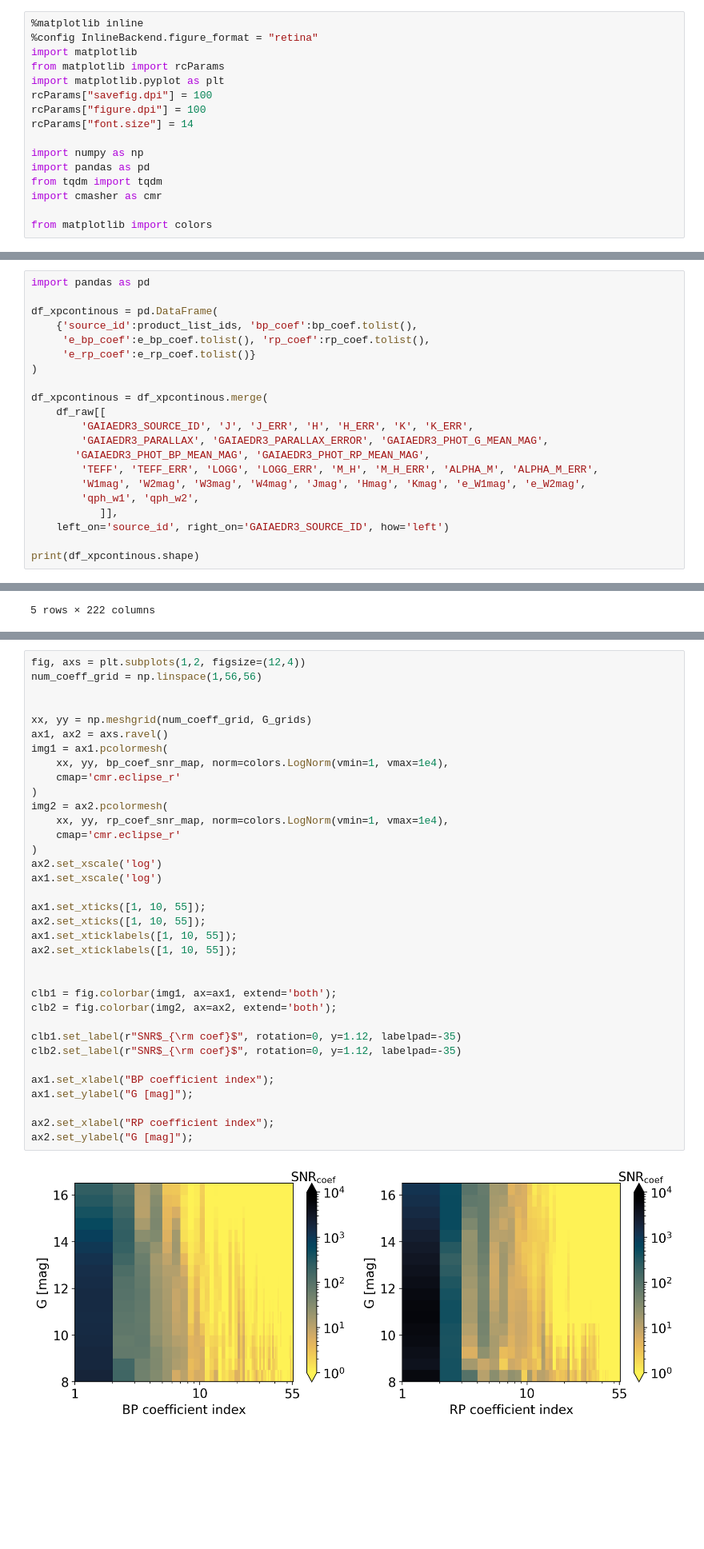
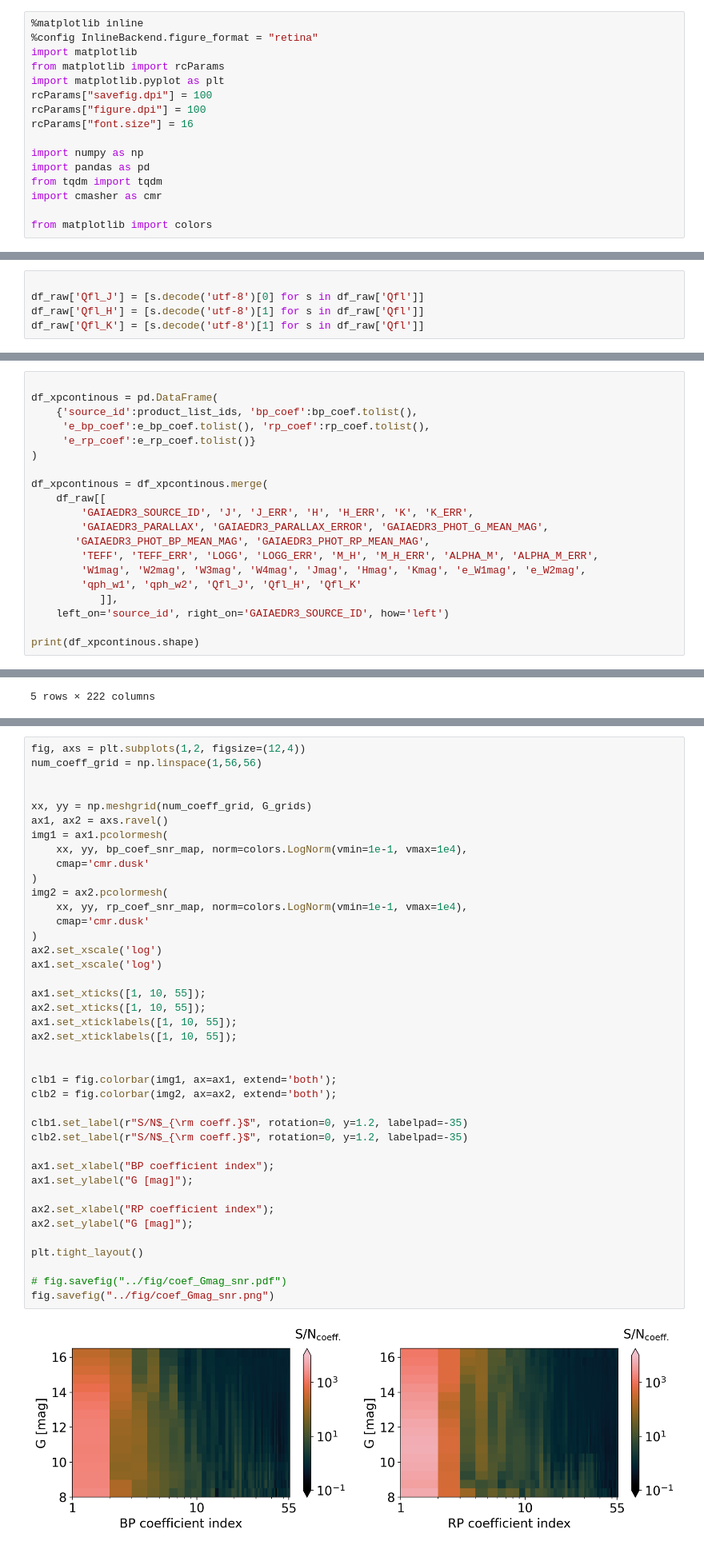
Before and after one commit to jiadonglee/aspgap, a Jupyter notebook: docs/gaiaXP_pre.ipynb, the cells around one changed output, grey strips where cells are left out. Shown at 80% size. Saved outputs shown, nothing was run; the diff lists cells and outputs as text; blank space fills up the shorter version.

```diff
--- a/docs/gaiaXP_pre.ipynb
+++ b/docs/gaiaXP_pre.ipynb
@@ -21,7 +22,7 @@ from matplotlib import rcParams
 import matplotlib.pyplot as plt
 rcParams["savefig.dpi"] = 100
 rcParams["figure.dpi"] = 100
-rcParams["font.size"] = 14
+rcParams["font.size"] = 16
 
 import numpy as np
 import pandas as pd
@@ -73,3 +75,8 @@ Index(['APOGEE_ID', 'TELESCOPE', 'FIELD', 'ALT_ID', 'RA', 'DEC', 'GLON',
+# %%
+
+df_raw['Qfl_J'] = [s.decode('utf-8')[0] for s in df_raw['Qfl']]
+df_raw['Qfl_H'] = [s.decode('utf-8')[1] for s in df_raw['Qfl']]
+df_raw['Qfl_K'] = [s.decode('utf-8')[1] for s in df_raw['Qfl']]
 # %%
 df_raw['qph_w1'] = [s.decode('utf-8')[0] for s in df_raw['qph']]
 df_raw['qph_w2'] = [s.decode('utf-8')[1] for s in df_raw['qph']]
@@ -200,5 +184,4 @@ Index(['APOGEE_ID', 'TELESCOPE', 'FIELD', 'ALT_ID', 'RA', 'DEC', 'GLON',
 # %%
-import pandas as pd
 
 df_xpcontinous = pd.DataFrame(
     {'source_id':product_list_ids, 'bp_coef':bp_coef.tolist(),
@@ -213,7 +196,7 @@ df_xpcontinous = df_xpcontinous.merge(
        'GAIAEDR3_PHOT_BP_MEAN_MAG', 'GAIAEDR3_PHOT_RP_MEAN_MAG',
         'TEFF', 'TEFF_ERR', 'LOGG', 'LOGG_ERR', 'M_H', 'M_H_ERR', 'ALPHA_M', 'ALPHA_M_ERR',
         'W1mag', 'W2mag', 'W3mag', 'W4mag', 'Jmag', 'Hmag', 'Kmag', 'e_W1mag', 'e_W2mag',
-        'qph_w1', 'qph_w2',
+        'qph_w1', 'qph_w2', 'Qfl_J', 'Qfl_H', 'Qfl_K'
            ]],
     left_on='source_id', right_on='GAIAEDR3_SOURCE_ID', how='left')
 
@@ -267,40 +244,45 @@ for i, (g, group) in enumerate(xp_df.groupby('G_bin')):
 # %%
 fig, axs = plt.subplots(1,2, figsize=(12,4))
 num_coeff_grid = np.linspace(1,56,56)
 
 
 xx, yy = np.meshgrid(num_coeff_grid, G_grids)
 ax1, ax2 = axs.ravel()
 img1 = ax1.pcolormesh(
-    xx, yy, bp_coef_snr_map, norm=colors.LogNorm(vmin=1, vmax=1e4),
-    cmap='cmr.eclipse_r'
+    xx, yy, bp_coef_snr_map, norm=colors.LogNorm(vmin=1e-1, vmax=1e4),
+    cmap='cmr.dusk'
 )
 img2 = ax2.pcolormesh(
-    xx, yy, rp_coef_snr_map, norm=colors.LogNorm(vmin=1, vmax=1e4),
-    cmap='cmr.eclipse_r'
+    xx, yy, rp_coef_snr_map, norm=colors.LogNorm(vmin=1e-1, vmax=1e4),
+    cmap='cmr.dusk'
 )
 ax2.set_xscale('log')
 ax1.set_xscale('log')
 
 ax1.set_xticks([1, 10, 55]);
 ax2.set_xticks([1, 10, 55]);
 ax1.set_xticklabels([1, 10, 55]);
 ax2.set_xticklabels([1, 10, 55]);
 
 
 clb1 = fig.colorbar(img1, ax=ax1, extend='both');
 clb2 = fig.colorbar(img2, ax=ax2, extend='both');
 
-clb1.set_label(r"SNR$_{\rm coef}$", rotation=0, y=1.12, labelpad=-35)
-clb2.set_label(r"SNR$_{\rm coef}$", rotation=0, y=1.12, labelpad=-35)
+clb1.set_label(r"S/N$_{\rm coeff.}$", rotation=0, y=1.2, labelpad=-35)
+clb2.set_label(r"S/N$_{\rm coeff.}$", rotation=0, y=1.2, labelpad=-35)
 
 ax1.set_xlabel("BP coefficient index");
 ax1.set_ylabel("G [mag]");
 
 ax2.set_xlabel("RP coefficient index");
 ax2.set_ylabel("G [mag]");
+
+plt.tight_layout()
+
+# fig.savefig("../fig/coef_Gmag_snr.pdf")
+fig.savefig("../fig/coef_Gmag_snr.png")
 # %% [output]
-[figure, old version]
+[figure, new version]
 # %%
 # cmap = plt.get_cmap('cmr.rainforest')
 # norm = colors.Normalize(vmin=10, vmax=17)
```
Also changed, not shown: parts of 35 cells of this notebook, 30 other files.
